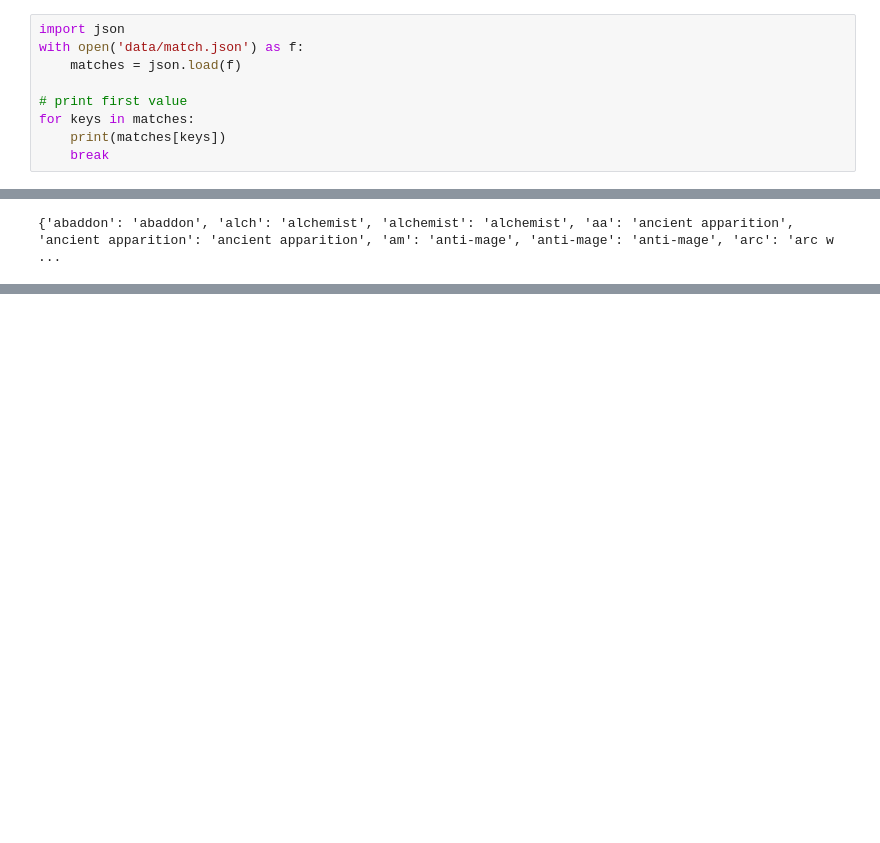
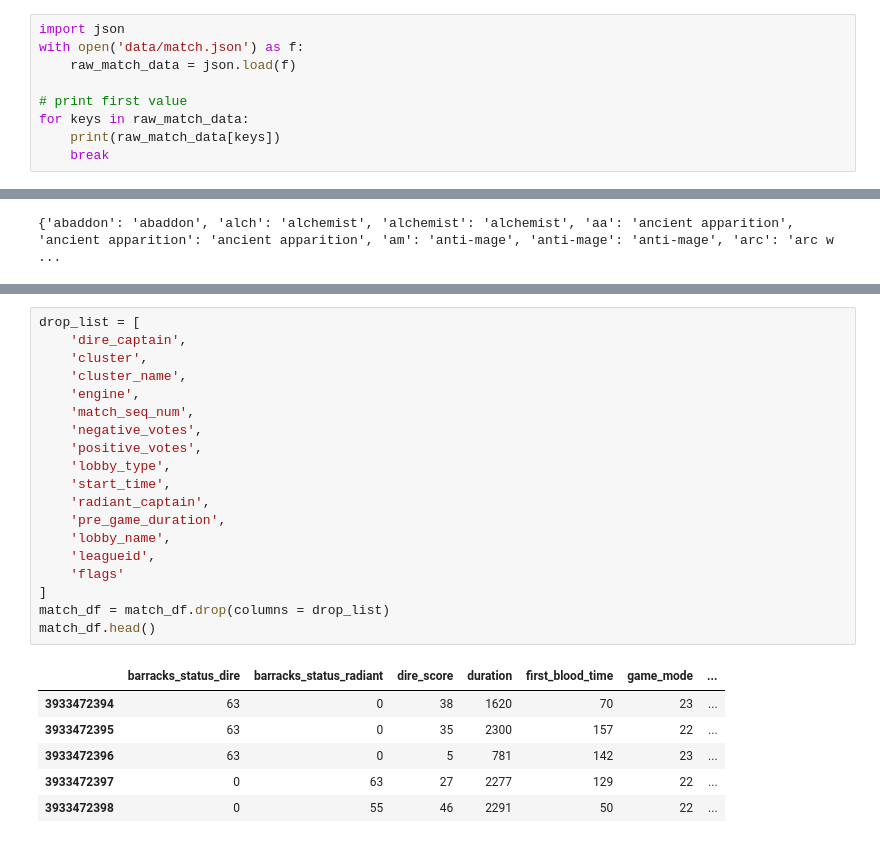
Before and after one commit to Samuel-Campbell/dota2, a Jupyter notebook: src/Dota2_Analysis.ipynb, the cells around one changed output, grey strips where cells are left out. Saved outputs shown, nothing was run; the diff lists cells and outputs as text; blank space fills up the shorter version.

```diff
--- a/src/Dota2_Analysis.ipynb
+++ b/src/Dota2_Analysis.ipynb
@@ -18,11 +18,11 @@ Next we read the contents from the JSON files. We start off with the *match.json
 # %%
 import json
 with open('data/match.json') as f:
-    matches = json.load(f)
+    raw_match_data = json.load(f)
 
 # print first value
-for keys in matches:
-    print(matches[keys])
+for keys in raw_match_data:
+    print(raw_match_data[keys])
     break
 # %% [output]
 {'game_mode': 22, 'tower_status_dire': 1828, 'match_id': 3933472768, 'negative_votes': 0, 'picks_bans': [{'order': 0, 'hero_id': 32, 'team': 0, 'is_pick': False}, {'order': 1, 'hero_id': 44, 'team': 0 ...
@@ -332,0 +398,26 @@ print(roles_dict)
+# %%
+drop_list = [
+    'dire_captain',
+    'cluster',
+    'cluster_name',
+    'engine',
+    'match_seq_num',
+    'negative_votes',
+    'positive_votes',
+    'lobby_type',
+    'start_time',
+    'radiant_captain',
+    'pre_game_duration',
+    'lobby_name',
+    'leagueid',
+    'flags'
+]
+match_df = match_df.drop(columns = drop_list)
+match_df.head()
+# %% [output]
+|  | barracks_status_dire | barracks_status_radiant | dire_score | duration | first_blood_time | game_mode | ... |
+| 3933472394 | 63 | 0 | 38 | 1620 | 70 | 23 | ... |
+| 3933472395 | 63 | 0 | 35 | 2300 | 157 | 22 | ... |
+| 3933472396 | 63 | 0 | 5 | 781 | 142 | 23 | ... |
+| 3933472397 | 0 | 63 | 27 | 2277 | 129 | 22 | ... |
+| 3933472398 | 0 | 55 | 46 | 2291 | 50 | 22 | ... |
```
Also changed, not shown: parts of 28 cells of this notebook, 2 other files.
